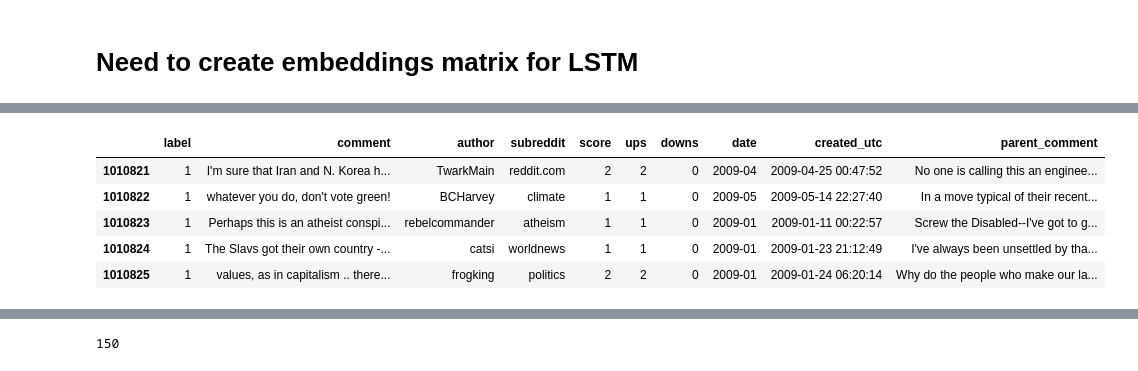
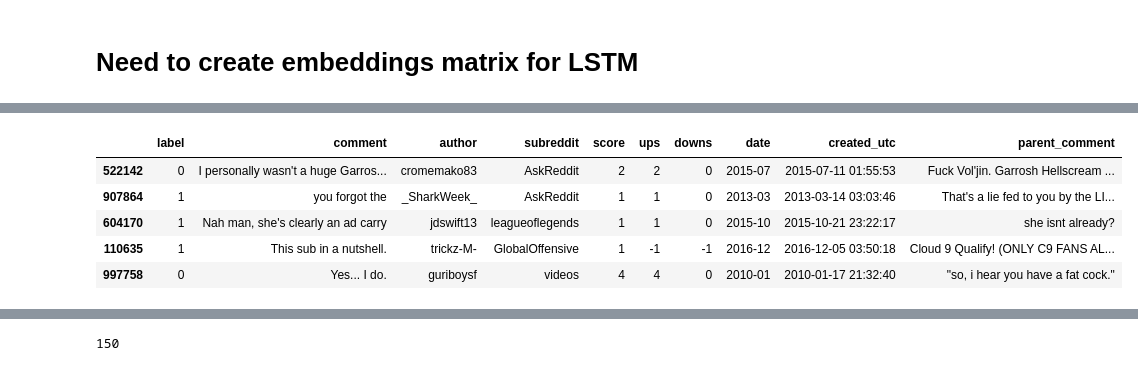
Before and after one commit to brianellis1997/Sarcasm_Detection, a Jupyter notebook: DS_440_Test.ipynb, the cells around one changed output, grey strips where cells are left out. Saved outputs shown, nothing was run; the diff lists cells and outputs as text; code cells hidden in the pictures.

```diff
--- a/DS_440_Test.ipynb
+++ b/DS_440_Test.ipynb
@@ -431,12 +423,12 @@ train_bal.shape[0]
 # %%
-train_bal.tail(5)
+train_bal.head(5)
 # %% [output]
 |  | label | comment | author | subreddit | score | ups | downs | date | created_utc | parent_comment |
-| 1010821 | 1 | I'm sure that Iran and N. Korea h... | TwarkMain | reddit.com | 2 | 2 | 0 | 2009-04 | 2009-04-25 00:47:52 | No one is calling this an enginee... |
-| 1010822 | 1 | whatever you do, don't vote green! | BCHarvey | climate | 1 | 1 | 0 | 2009-05 | 2009-05-14 22:27:40 | In a move typical of their recent... |
-| 1010823 | 1 | Perhaps this is an atheist conspi... | rebelcommander | atheism | 1 | 1 | 0 | 2009-01 | 2009-01-11 00:22:57 | Screw the Disabled--I've got to g... |
-| 1010824 | 1 | The Slavs got their own country -... | catsi | worldnews | 1 | 1 | 0 | 2009-01 | 2009-01-23 21:12:49 | I've always been unsettled by tha... |
-| 1010825 | 1 | values, as in capitalism .. there... | frogking | politics | 2 | 2 | 0 | 2009-01 | 2009-01-24 06:20:14 | Why do the people who make our la... |
+| 522142 | 0 | I personally wasn't a huge Garros... | cromemako83 | AskReddit | 2 | 2 | 0 | 2015-07 | 2015-07-11 01:55:53 | Fuck Vol'jin. Garrosh Hellscream ... |
+| 907864 | 1 | you forgot the | _SharkWeek_ | AskReddit | 1 | 1 | 0 | 2013-03 | 2013-03-14 03:03:46 | That's a lie fed to you by the LI... |
+| 604170 | 1 | Nah man, she's clearly an ad carry | jdswift13 | leagueoflegends | 1 | 1 | 0 | 2015-10 | 2015-10-21 23:22:17 | she isnt already? |
+| 110635 | 1 | This sub in a nutshell. | trickz-M- | GlobalOffensive | 1 | -1 | -1 | 2016-12 | 2016-12-05 03:50:18 | Cloud 9 Qualify! (ONLY C9 FANS AL... |
+| 997758 | 0 | Yes... I do. | guriboysf | videos | 4 | 4 | 0 | 2010-01 | 2010-01-17 21:32:40 | "so, i hear you have a fat cock." |
 # %%
 from sklearn.model_selection import train_test_split
 # split the dataset into 60% training and 40% validation and test sets
```
Also changed, not shown: parts of 17 cells of this notebook.
